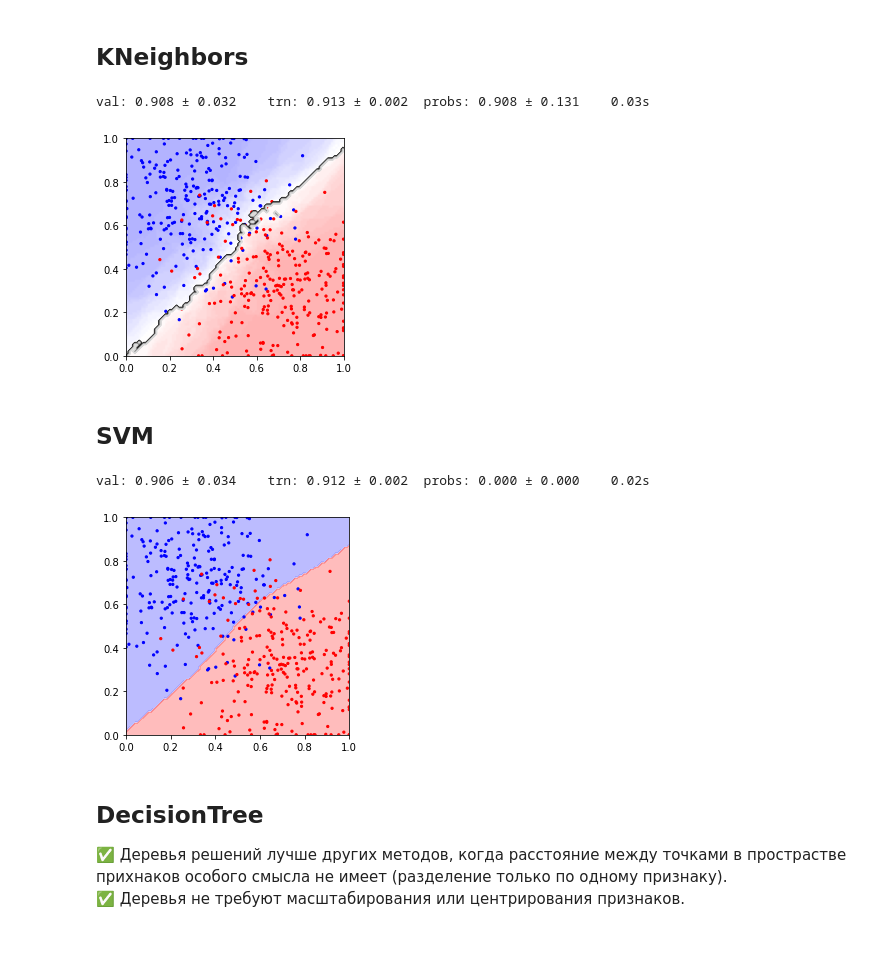
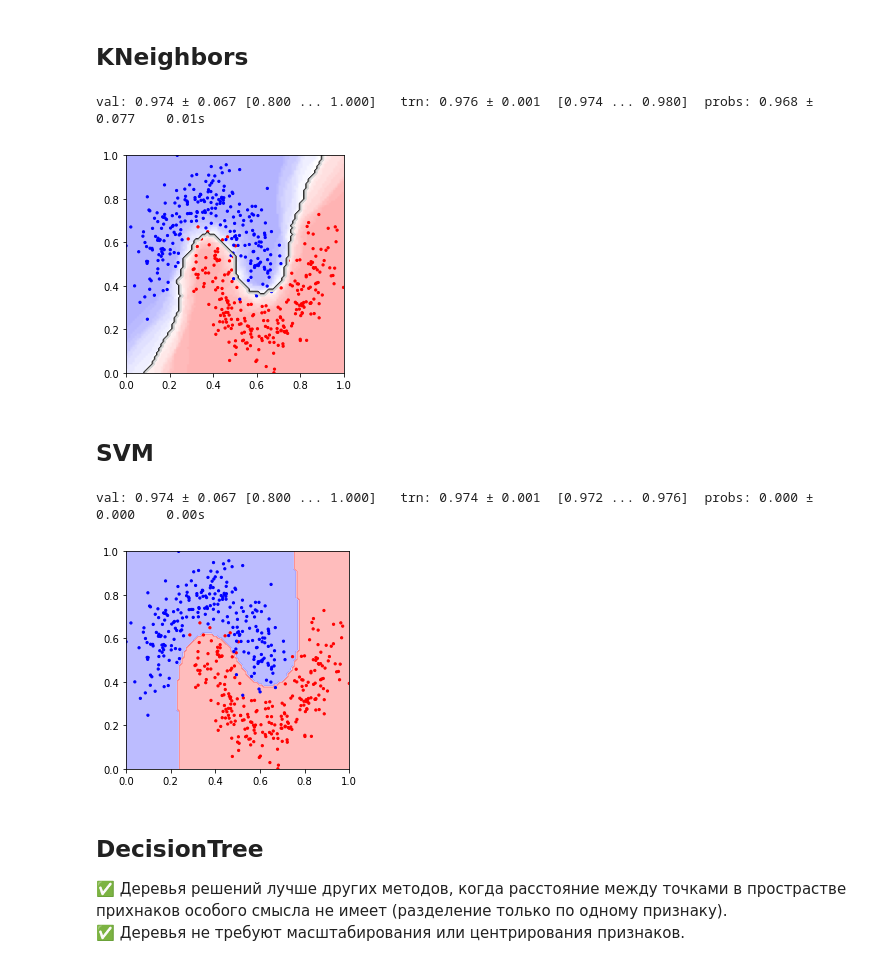
Before and after one commit to steps137/ML, a Jupyter notebook: ML/Classifiers.ipynb, the cells around one changed output. Cells and saved outputs as stored; diff of their text form; code cells hidden in the pictures.

```diff
--- a/ML/Classifiers.ipynb
+++ b/ML/Classifiers.ipynb
@@ -5,6 +9,7 @@ import time
 import numpy  as np
 import pandas as pd
 import matplotlib.pyplot as plt
+import seaborn as sn
 
 from sklearn.datasets import make_moons
 from   sklearn.model_selection import train_test_split, cross_validate, cross_val_score
@@ -25,27 +30,51 @@ def two_blobs(num = 100):
     X2 = np.random.normal( [0.7,0.3], 0.2, (num,2)).clip(0,1);  Y2 = np.full((num,), 1)
     return np.concatenate([X1,X2], axis=0),  np.concatenate([Y1,Y2], axis=0)
 
+#-------------------------------------------------------------------------------------
+
+def shuffle_data(X,Y):
+    idx = np.random.permutation(len(Y))
+    return X[idx], Y[idx]
+
 #---------------------------------------------------------------------------------------
 
-def eval_model(clf, X,Y, CV=20, prob = True):
+def eval_model(clf, X,Y, cv=20, prob = True, mix=True, info=""):
+    if mix:
+        X, Y = shuffle_data(X,Y)
+
     tm1 = time.process_time()
-    res = cross_validate(clf, X, Y, cv=CV, return_train_score=True)
+    res = cross_validate(clf, X, Y, cv=cv, return_train_score=True)
     tm2 = time.process_time()
+    acc_tst, acc_trn = res['test_score'],  res['train_score']
+
     clf.fit(X,Y)
     probs = clf.predict_proba(X)  if prob else [[0, 0]]
     probs = np.max(probs, axis=1)
-    print(f"val: {res['test_score'].mean():.3f} ± {res['test_score'].std()/len(res)**0.5:.3f}    trn: {res['train_score'].mean():.3f} ± {res['train_score'].std()/len(res)**0.5:.3f}  probs: {probs.mean():.3f} ± {probs.std():.3f}    {(tm2-tm1)/CV:.2f}s")
+
+    print(f"val: {acc_tst.mean():.3f} ± {acc_tst.std():.3f} [{acc_tst.min():.3f} ... {acc_tst.max():.3f}]   trn: {acc_trn.mean():.3f} ± {acc_trn.std():.3f}  [{acc_trn.min():.3f} ... {acc_trn.max():.3f}]  probs: {probs.mean():.3f} ± {probs.std():.3f}    {(tm2-tm1)/cv:.2f}s   {info}")
+    return acc_tst.mean(),  acc_trn.mean(), probs.mean()
+
+#---------------------------------------------------------------------------------------
+
+def confusion(clf, X, Y):
+
+    cm = confusion_matrix(Y, clf.predict(X), normalize='true')
+
+    plt.figure(figsize = (2,2), facecolor="w")
+    sn.heatmap(cm, annot=True, cbar=False, annot_kws={"size": 16})
+    plt.show()
+    return cm
 
 #---------------------------------------------------------------------------------------
 
 def plot_data(X, Y, lim=(0.,1.), clf = None, num = 100, prob = True, title=""):
-    x1 = np.linspace(lim[0], lim[1], num, dtype=np.float32)
-    x2 = np.linspace(lim[0], lim[1], num, dtype=np.float32)
-    x1, x2 =  np.meshgrid(x1, x2)
 
     plt.figure (figsize=(4, 4), facecolor ='w')
 
     if clf is not None:
+        x1 = np.linspace(lim[0], lim[1], num, dtype=np.float32)
+        x2 = np.linspace(lim[0], lim[1], num, dtype=np.float32)
+        x1, x2 =  np.meshgrid(x1, x2)
         inp = np.c_[x1.ravel(), x2.ravel()]
         if prob:
             prob = clf.predict_proba(inp)[:,1].reshape(x1.shape)
@@ -65,9 +94,9 @@ def plot_data(X, Y, lim=(0.,1.), clf = None, num = 100, prob = True, title=""):
 # %% [markdown]
 ## Create Data
 # %%
-#X, Y = generate_xor(num = 150)
-X, Y = two_blobs(num = 250)
-#X, Y = make_moons(n_samples=500, noise=0.1, random_state=53)
+X, Y = generate_xor(num = 150)
+#X, Y = two_blobs(num = 250)
+#X, Y = make_moons(n_samples=500, noise=0.2, random_state=42)  #
 
 X = (X - X.min(axis=0))/(X.max(axis=0)-X.min(axis=0))
 print(X.shape, Y.shape)
@@ -92,27 +121,27 @@ val: 0.912 ± 0.036    trn: 0.912 ± 0.002  probs: 0.856 ± 0.131    0.02s
 from sklearn.neighbors       import KNeighborsClassifier
 
 class CFG:
-    n_neighbors = 30
+    n_neighbors = 20
 
 clf = KNeighborsClassifier(n_neighbors = CFG.n_neighbors)
 
-eval_model(clf, X,Y)
-plot_data(X, Y, clf = clf, prob = True)
+eval_model(clf, X,Y, cv = 100)
+plot_data(X, Y, clf = clf)
 # %% [output]
-val: 0.908 ± 0.032    trn: 0.913 ± 0.002  probs: 0.908 ± 0.131    0.03s
+val: 0.974 ± 0.067 [0.800 ... 1.000]   trn: 0.976 ± 0.001  [0.974 ... 0.980]  probs: 0.968 ± 0.077    0.01s
-[figure, old version]
+[figure, new version]
 # %% [markdown]
 ## SVM
 # %%
 from sklearn.svm import LinearSVC, SVC, NuSVC
 
 clf = SVC()
 
-eval_model(clf, X,Y, prob = False)
+eval_model(clf, X,Y, cv = 100, prob = False)
 plot_data(X, Y, clf = clf, prob = False)
 # %% [output]
-val: 0.906 ± 0.034    trn: 0.912 ± 0.002  probs: 0.000 ± 0.000    0.02s
+val: 0.974 ± 0.067 [0.800 ... 1.000]   trn: 0.974 ± 0.001  [0.972 ... 0.976]  probs: 0.000 ± 0.000    0.00s
-[figure, old version]
+[figure, new version]
 # %% [markdown]
 ## DecisionTree
 
```
Also changed, not shown: parts of 13 cells of this notebook, 2 other files.
